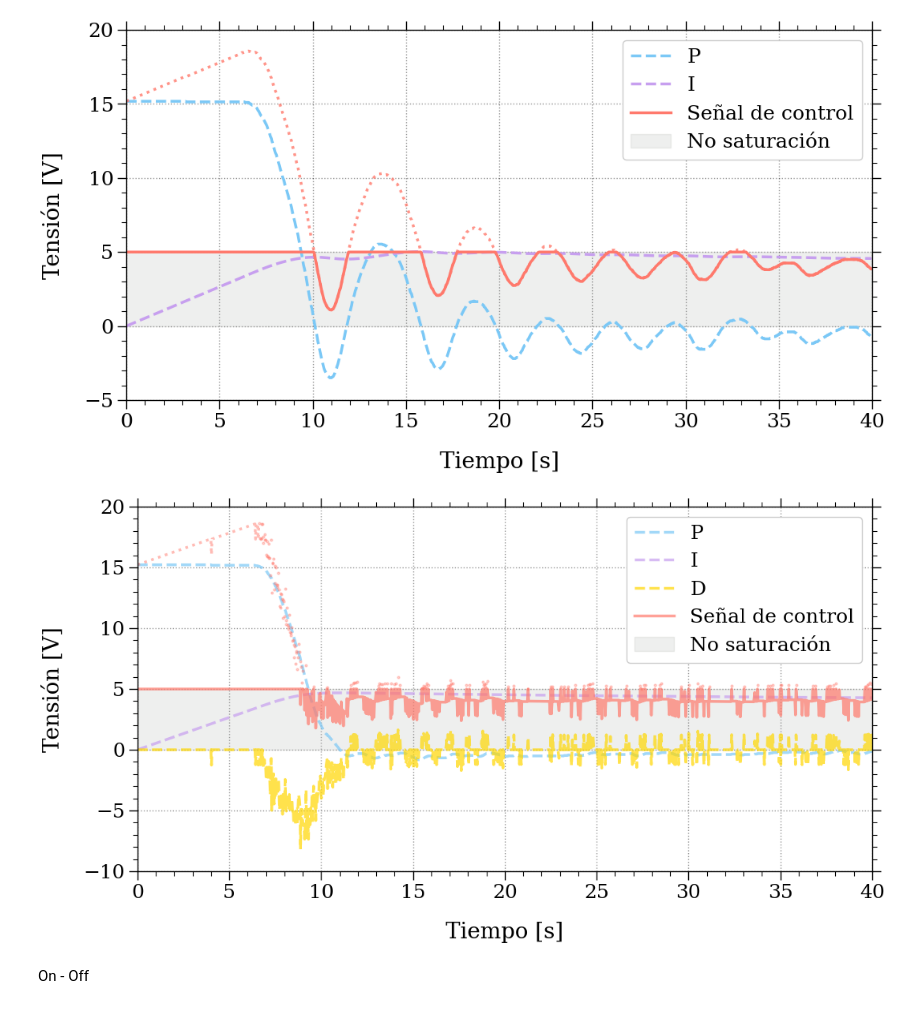
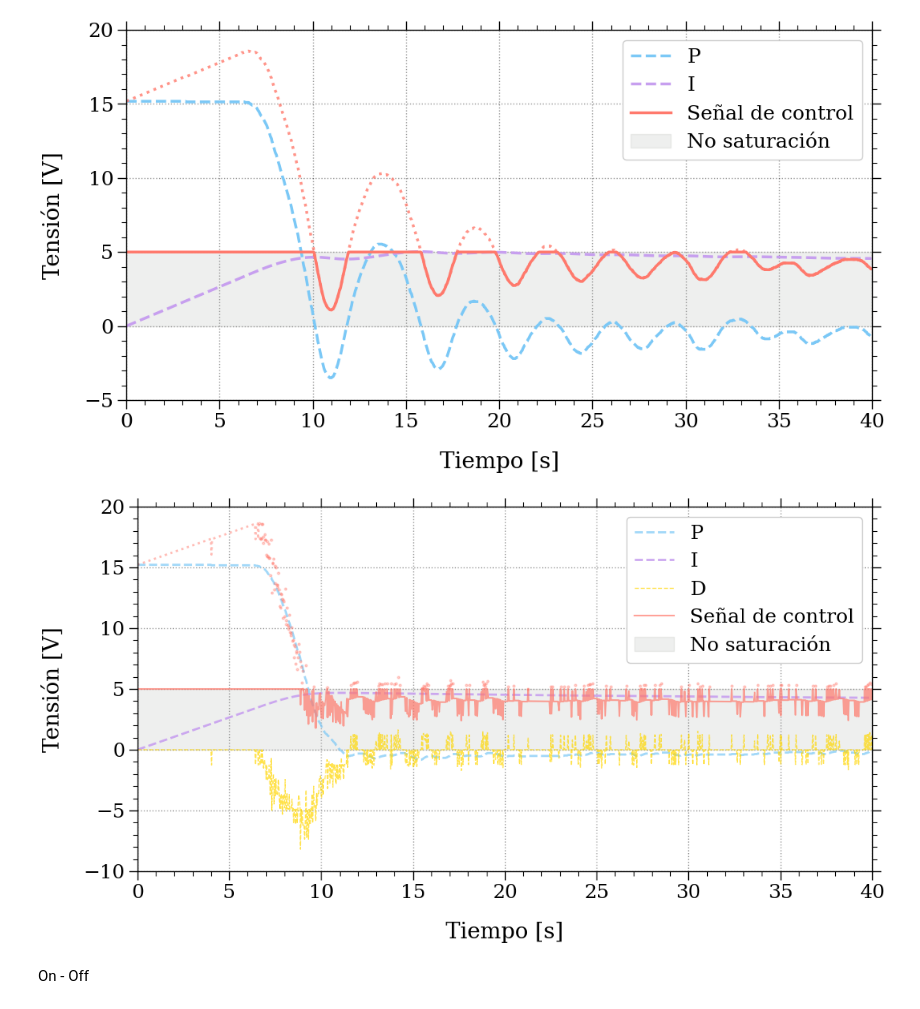
Before and after one commit to Martin-Palomeque/PID, a Jupyter notebook: Entregas/figuras_informe.ipynb, the cells around one changed output. Saved outputs shown, nothing was run; the diff lists cells and outputs as text; code cells hidden in the pictures.

```diff
--- a/Entregas/figuras_informe.ipynb
+++ b/Entregas/figuras_informe.ipynb
@@ -195,40 +195,40 @@ fig, ax = plt.subplots()
 ax.set_ylabel('Tensión [V]')
 ax.set_xlabel('Tiempo [s]')
 ax.set_xlim(0, 40)
 ax.set_ylim(-10, 20)
 
 
 # PLOTS
 
 alpha_sat = 0.5
 alpha_no_sat = 0.7
-
+linewidth = 2
 # P
-ax.plot(t, P, '--', c='C1', label='P', alpha=alpha_no_sat)
+ax.plot(t, P, '--', c='C1', label='P', alpha=alpha_no_sat,linewidth=linewidth)
 # I
-ax.plot(t, I, '--', c='C2', label='I', alpha=alpha_no_sat)
+ax.plot(t, I, '--', c='C2', label='I', alpha=alpha_no_sat+.2,linewidth=linewidth)
 # D
-ax.plot(t, D, '--', c='C4', label='D', alpha=alpha_no_sat)
+ax.plot(t, D, '--', c='C4', label='D', alpha=alpha_no_sat,linewidth=linewidth-1)
 # PID
 # Saturado
 PID_sat = PID[PID > 5][185:]
 t_sat = t[PID > 5][185:]
-ax.plot(t[:185], PID[:185], c='C3', ls=ls_sat, alpha=alpha_sat)
+ax.plot(t[:185], PID[:185], c='C3', ls=ls_sat, alpha=alpha_sat,linewidth=linewidth)
 ax.plot(t_sat, PID_sat, '.', c='C3', markersize=4, alpha=alpha_sat-0.15)
 # No saturado
 PID[PID < 0] = 0
 PID[PID > 5] = 5
-ax.plot(t, PID, c='C3', label='Señal de control', alpha=alpha_no_sat)
+ax.plot(t, PID, c='C3', label='Señal de control', alpha=alpha_no_sat,linewidth=linewidth-0.5)
 
 ax.fill_between([0, 45], 2*[0], 2*[5], color=c_sp_sat,
                    alpha=0.15, label='No saturación')
 
 
 ax.legend()
 # fig.savefig('.\Figuras\PID-señal')
 plt.show()
 # %% [output]
-[figure, old version]
+[figure, new version]
 # %% [markdown]
 On - Off
 # %%
```
Also changed, not shown: parts of 1 cell of this notebook.
